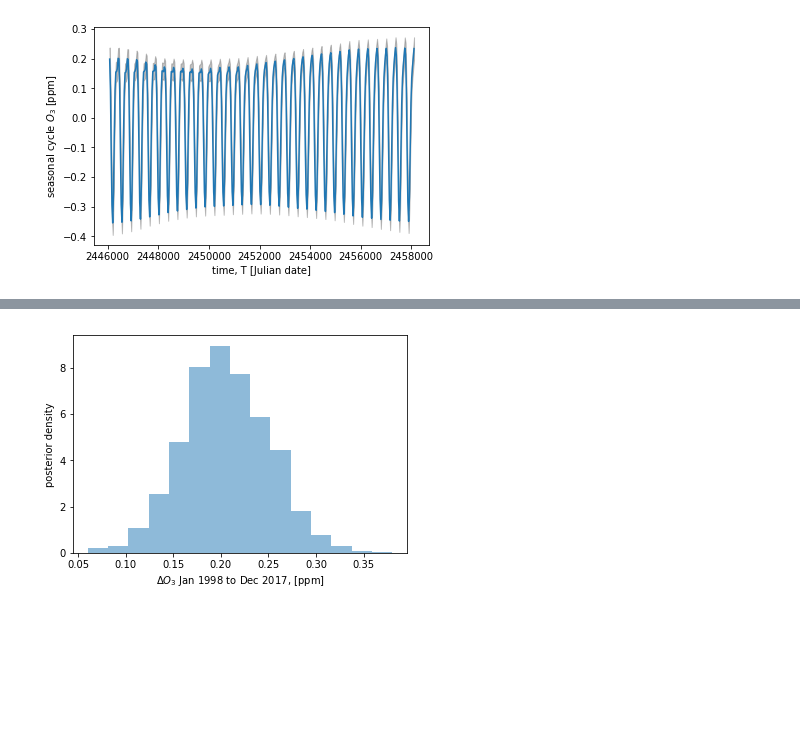
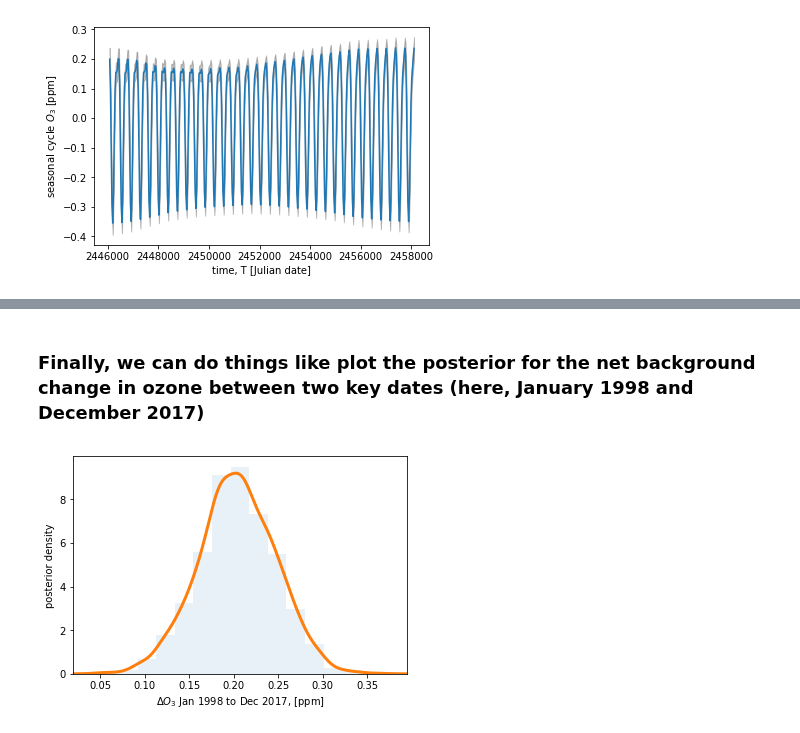
Before and after one commit to justinalsing/dlmmc, a Jupyter notebook: dlm_tutorial.ipynb, the cells around one changed output, grey strips where cells are left out. Cells and saved outputs as stored; diff of their text form; code cells hidden in the pictures; blank space fills up the shorter version.

```diff
--- a/dlm_tutorial.ipynb
+++ b/dlm_tutorial.ipynb
@@ -11,3 +25,3 @@ import pickle
 # %%
-# Import the DLM model: NB, you must have ran "compile_dlm_models.py" before you can do this!
-model_kalman_ar1 = pickle.load(open('models/dlm_kalman_ar1.pkl', 'rb'))
+# Import the DLM model
+dlm_model = pickle.load(open('models/dlm_vanilla_ar1.pkl', 'rb'))
@@ -14,10 +41,5 @@ model_kalman_ar1 = pickle.load(open('models/dlm_kalman_ar1.pkl', 'rb'))
 # %%
 # Import the data
-# You can do this however you like but the end result must be the following variables loaded in:
-# N (int) = number of time-steps in the time-series
-# d float[N] = the data time-series (IMPORTANT: NaNs are NOT allowed, for missing values please set those data to zero and set
-# the corresponding error for those data points to something very large, like 10^20)
-# s float[N] = std-deviation error-bars on each data point (set error bars for missing values to a large number; see above)
 
 # Import data from a netCDF
 data = netCDF4.Dataset('data/BASIC_V1_2017_lotus_seascyc_gcsw2017_fac2.nc')
@@ -31,14 +53,16 @@ L = data['latitude'][:]
 pressure = 22
 latitude = 8
 
-# How many time steps are there? (ie how long is the time-series)
-N = len(T)
-
 # Pick out a pressure and latitude panel: this is the "data" time-series from the netCDF
 d = data['o3'][:, pressure, latitude]
 
 # Extract the error-bars on the time-series from the netCDF
 s = data['o3_sigma'][:, pressure, latitude]
+
+# Sort out missing data if there is any: missing data should be NaNs (see notes above)
+d, s = prepare_missing_data(d, s)
+
+# Let's plot the data with uncertainties to check it looks OK
 
 # Plot the selected data and error bars
 plt.title('Pressure {:.2f} hPa; Latitude {:+.0f} deg'.format(P[pressure], L[latitude]))
@@ -152,16 +186,17 @@ plt.show()
 # %%
 # Set the data and initialization of parameters that are fed into the DLM
 
-# Data: this is a dictionary of all of the data/inputs that the DLM model needs (descriptions below)
+# Input data: this is a dictionary of all of the data/inputs that the DLM model needs (descriptions below)
 input_data = {
                     'time_series':d, # float[N] data vector
                     'stddev':s, # float[N] std-dev error bars
-                    'N':N, # (int) number of time-steps in the time-series
-                    'nreg':nreg, # (int) number of regressors
+                    'N':len(d), # (int) number of time-steps in the time-series
+                    'nreg':len(regressors.T), # (int) number of regressors
                     'regressors':regressors, # float[N, nreg] the regressors
-                    'S':10., # prior variance on the regression coefficients (priors are zero mean Gaussian with variance S)
-                    'sigma_trend_prior':1e-4, # std-dev of the half-Gaussian prior on sigma_trend that controls how wiggly the trend can be
-                    'sigma_seas_prior':0.01, # std-dev of the half-Gaussian prior on sigma_seas that controls how dynamic the seaonal cycle can be
+                    'sampling':sampling_rate("monthly"), # must be "daily", "monthly", or "annual"
+                    'S':10., # prior variance on the regression coefficients
+                    'sigma_trend_prior':1e-4, # std-dev of the half-Gaussian prior on sigma_trend
+                    'sigma_seas_prior':0.01, # std-dev of the half-Gaussian prior on sigma_seas
                     'sigma_AR_prior':0.5 # std-dev of the half_Gaussian prior on the AR1 process std-dev
                 }
 
@@ -170,5 +205,5 @@ initial_state = {
                  'sigma_trend':0.0001,
                  'sigma_seas':0.001,
                  'sigma_AR':0.01,
-                 'rhoAR':0.1,
+                 'rhoAR1':0.1,
                 }
@@ -205,0 +247,3 @@ ValueError: Parameter `fit` is not recognized.
+# %%
+# Ok, let's run it
+fit = dlm_model.sampling(data=input_data, iter=3000, warmup=1000, chains=1, init = [initial_state], verbose=True, pars=('sigma_trend', 'sigma_seas', 'sigma_AR', 'rhoAR1', 'trend', 'slope', 'beta', 'seasonal'))
@@ -343,17 +439,23 @@ plt.show()
+# %% [markdown]
+### Finally, we can do things like plot the posterior for the net background change in ozone between two key dates (here, January 1998 and December 2017)
 # %%
 # Plot the posterior on the overall change in O3 between two dates eg, jan1998 and dec2017
 
 # Time indices for the two dates
 jan1998 = 156 # index of the T array corresponding to Jan 1998
 dec2017 = -1 # (end of time series; december 2017)
 
 # Construct MCMC samples for the change in O3 between those two dates by differencing the trend samples at those dates
 deltaO3_jan1998_dec2017 = trend[:,dec2017] - trend[:,jan1998]
 
 # Plot the histogram of the posterior samples of DeltaO3 between Jan 1998 and Dec 2017
-plt.hist(deltaO3_jan1998_dec2017, bins = 15, alpha = 0.5, normed = True)
+kde = stats.gaussian_kde(deltaO3_jan1998_dec2017)
+x = np.linspace(min(deltaO3_jan1998_dec2017) - np.ptp(deltaO3_jan1998_dec2017)*0.1, max(deltaO3_jan1998_dec2017) + np.ptp(deltaO3_jan1998_dec2017)*0.1, 300)
+plt.hist(deltaO3_jan1998_dec2017, bins = 15, alpha = 0.1, density = True)
+plt.plot(x, kde(x), lw = 3)
+plt.xlim(x[0], x[-1])
 plt.xlabel(r'$\Delta O_3$ Jan 1998 to Dec 2017, [ppm]')
 plt.ylabel('posterior density')
 plt.show()
 # %% [output]
-[figure, old version]
+[figure, new version]
```
Also changed, not shown: parts of 23 cells of this notebook, 17 other files.
